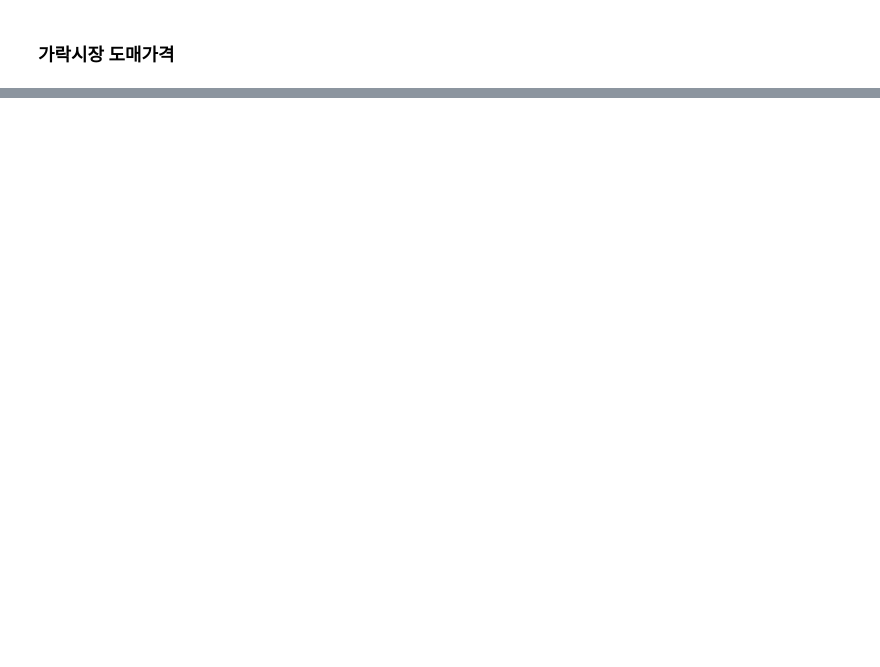
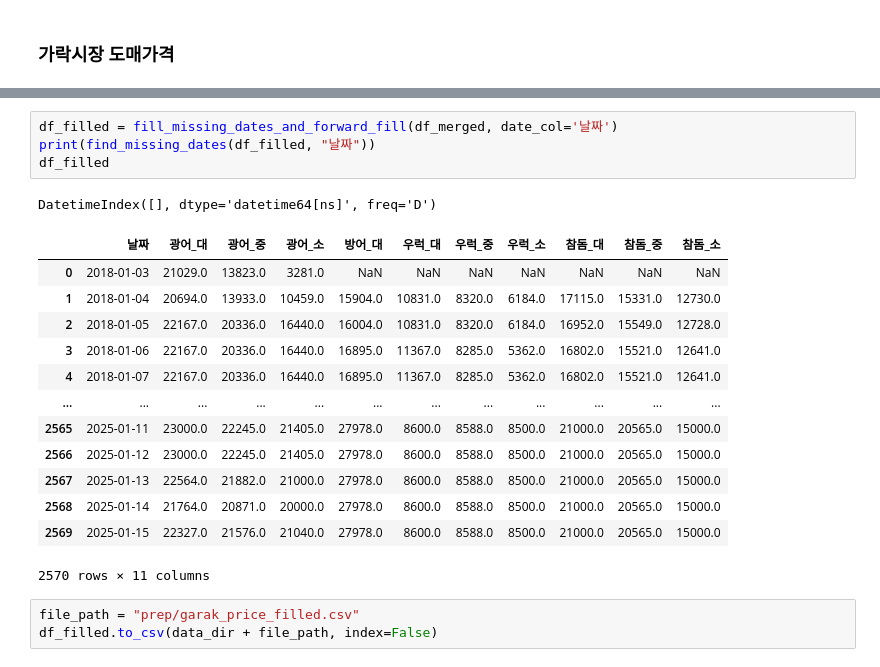
Before and after one commit to vhf1030/Pisces, a Jupyter notebook: data/data_prep.ipynb, the cells around one changed output, grey strips where cells are left out. Saved outputs shown, nothing was run; the diff lists cells and outputs as text; blank space fills up the shorter version.

```diff
--- a/data/data_prep.ipynb
+++ b/data/data_prep.ipynb
@@ -248,0 +241,22 @@ merged_df
+# %%
+df_filled = fill_missing_dates_and_forward_fill(df_merged, date_col='날짜')
+print(find_missing_dates(df_filled, "날짜"))
+df_filled
+# %% [output]
+DatetimeIndex([], dtype='datetime64[ns]', freq='D')
+|  | 날짜 | 광어_대 | 광어_중 | 광어_소 | 방어_대 | 우럭_대 | 우럭_중 | 우럭_소 | 참돔_대 | 참돔_중 | 참돔_소 |
+| 0 | 2018-01-03 | 21029.0 | 13823.0 | 3281.0 | NaN | NaN | NaN | NaN | NaN | NaN | NaN |
+| 1 | 2018-01-04 | 20694.0 | 13933.0 | 10459.0 | 15904.0 | 10831.0 | 8320.0 | 6184.0 | 17115.0 | 15331.0 | 12730.0 |
+| 2 | 2018-01-05 | 22167.0 | 20336.0 | 16440.0 | 16004.0 | 10831.0 | 8320.0 | 6184.0 | 16952.0 | 15549.0 | 12728.0 |
+| 3 | 2018-01-06 | 22167.0 | 20336.0 | 16440.0 | 16895.0 | 11367.0 | 8285.0 | 5362.0 | 16802.0 | 15521.0 | 12641.0 |
+| 4 | 2018-01-07 | 22167.0 | 20336.0 | 16440.0 | 16895.0 | 11367.0 | 8285.0 | 5362.0 | 16802.0 | 15521.0 | 12641.0 |
+| ... | ... | ... | ... | ... | ... | ... | ... | ... | ... | ... | ... |
+| 2565 | 2025-01-11 | 23000.0 | 22245.0 | 21405.0 | 27978.0 | 8600.0 | 8588.0 | 8500.0 | 21000.0 | 20565.0 | 15000.0 |
+| 2566 | 2025-01-12 | 23000.0 | 22245.0 | 21405.0 | 27978.0 | 8600.0 | 8588.0 | 8500.0 | 21000.0 | 20565.0 | 15000.0 |
+| 2567 | 2025-01-13 | 22564.0 | 21882.0 | 21000.0 | 27978.0 | 8600.0 | 8588.0 | 8500.0 | 21000.0 | 20565.0 | 15000.0 |
+| 2568 | 2025-01-14 | 21764.0 | 20871.0 | 20000.0 | 27978.0 | 8600.0 | 8588.0 | 8500.0 | 21000.0 | 20565.0 | 15000.0 |
+| 2569 | 2025-01-15 | 22327.0 | 21576.0 | 21040.0 | 27978.0 | 8600.0 | 8588.0 | 8500.0 | 21000.0 | 20565.0 | 15000.0 |
+2570 rows × 11 columns
+# %%
+file_path = "prep/garak_price_filled.csv"
+df_filled.to_csv(data_dir + file_path, index=False)
```
Also changed, not shown: parts of 7 cells of this notebook, 8 other files.
